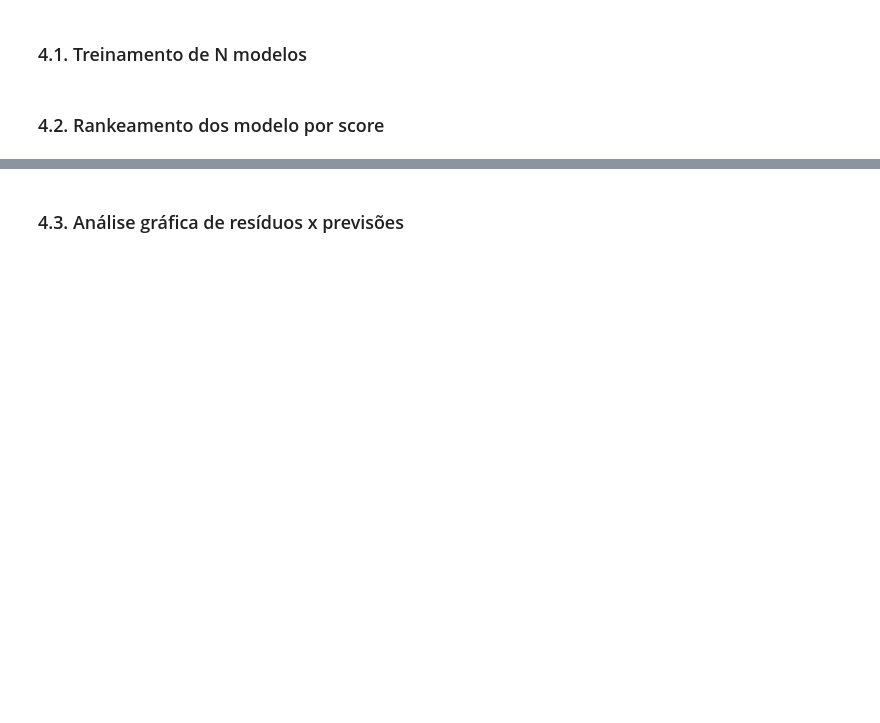
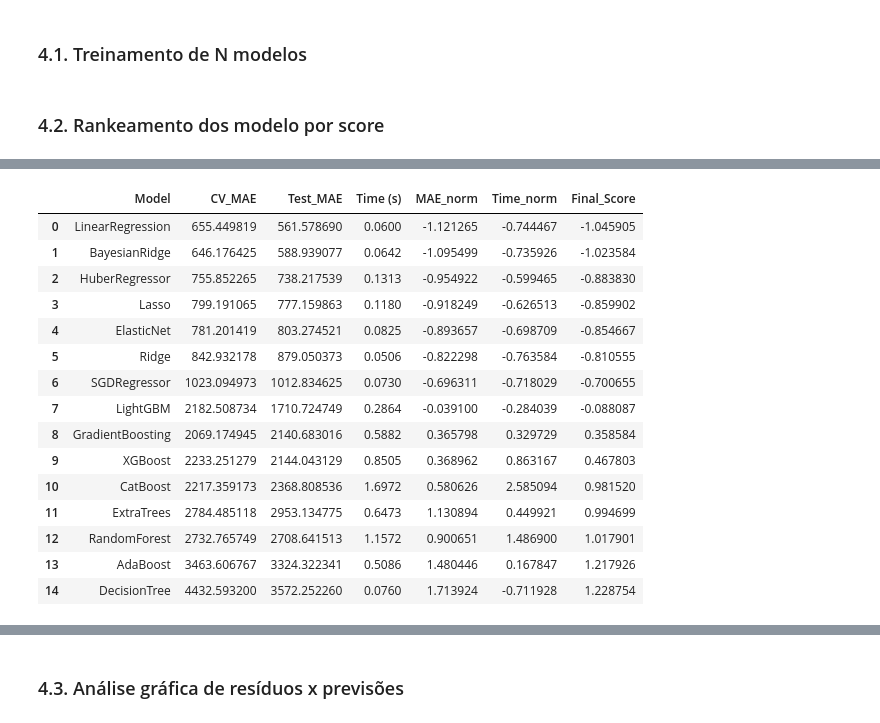
Before and after one commit to emso-exe/Compra_de_carro, a Jupyter notebook: 002_modelagem_preditiva.ipynb, the cells around one changed output, grey strips where cells are left out. Saved outputs shown, nothing was run; the diff lists cells and outputs as text; code cells hidden in the pictures; blank space fills up the shorter version.

```diff
--- a/002_modelagem_preditiva.ipynb
+++ b/002_modelagem_preditiva.ipynb
@@ -423,0 +436,29 @@ df_results
+# %%
+# Avaliando os modelos
+results = models_evaluation(models, X_train, y_train, X_test, y_test, preprocessor)
+
+# Criando DataFrame de resultados
+df_ranked = pd.DataFrame(results)
+
+# Adicionando o score final ao DataFrame de resultados
+df_ranked_default = add_final_score(df_ranked)
+
+# Colunas recomendadas para análise e gráficos
+df_ranked_default[['Model','CV_MAE','Test_MAE','Time (s)','MAE_norm','Time_norm','Final_Score']]
+# %% [output]
+|  | Model | CV_MAE | Test_MAE | Time (s) | MAE_norm | Time_norm | Final_Score |
+| 0 | LinearRegression | 655.449819 | 561.578690 | 0.0600 | -1.121265 | -0.744467 | -1.045905 |
+| 1 | BayesianRidge | 646.176425 | 588.939077 | 0.0642 | -1.095499 | -0.735926 | -1.023584 |
+| 2 | HuberRegressor | 755.852265 | 738.217539 | 0.1313 | -0.954922 | -0.599465 | -0.883830 |
+| 3 | Lasso | 799.191065 | 777.159863 | 0.1180 | -0.918249 | -0.626513 | -0.859902 |
+| 4 | ElasticNet | 781.201419 | 803.274521 | 0.0825 | -0.893657 | -0.698709 | -0.854667 |
+| 5 | Ridge | 842.932178 | 879.050373 | 0.0506 | -0.822298 | -0.763584 | -0.810555 |
+| 6 | SGDRegressor | 1023.094973 | 1012.834625 | 0.0730 | -0.696311 | -0.718029 | -0.700655 |
+| 7 | LightGBM | 2182.508734 | 1710.724749 | 0.2864 | -0.039100 | -0.284039 | -0.088087 |
+| 8 | GradientBoosting | 2069.174945 | 2140.683016 | 0.5882 | 0.365798 | 0.329729 | 0.358584 |
+| 9 | XGBoost | 2233.251279 | 2144.043129 | 0.8505 | 0.368962 | 0.863167 | 0.467803 |
+| 10 | CatBoost | 2217.359173 | 2368.808536 | 1.6972 | 0.580626 | 2.585094 | 0.981520 |
+| 11 | ExtraTrees | 2784.485118 | 2953.134775 | 0.6473 | 1.130894 | 0.449921 | 0.994699 |
+| 12 | RandomForest | 2732.765749 | 2708.641513 | 1.1572 | 0.900651 | 1.486900 | 1.017901 |
+| 13 | AdaBoost | 3463.606767 | 3324.322341 | 0.5086 | 1.480446 | 0.167847 | 1.217926 |
+| 14 | DecisionTree | 4432.593200 | 3572.252260 | 0.0760 | 1.713924 | -0.711928 | 1.228754 |
```
Also changed, not shown: parts of 26 cells of this notebook.
